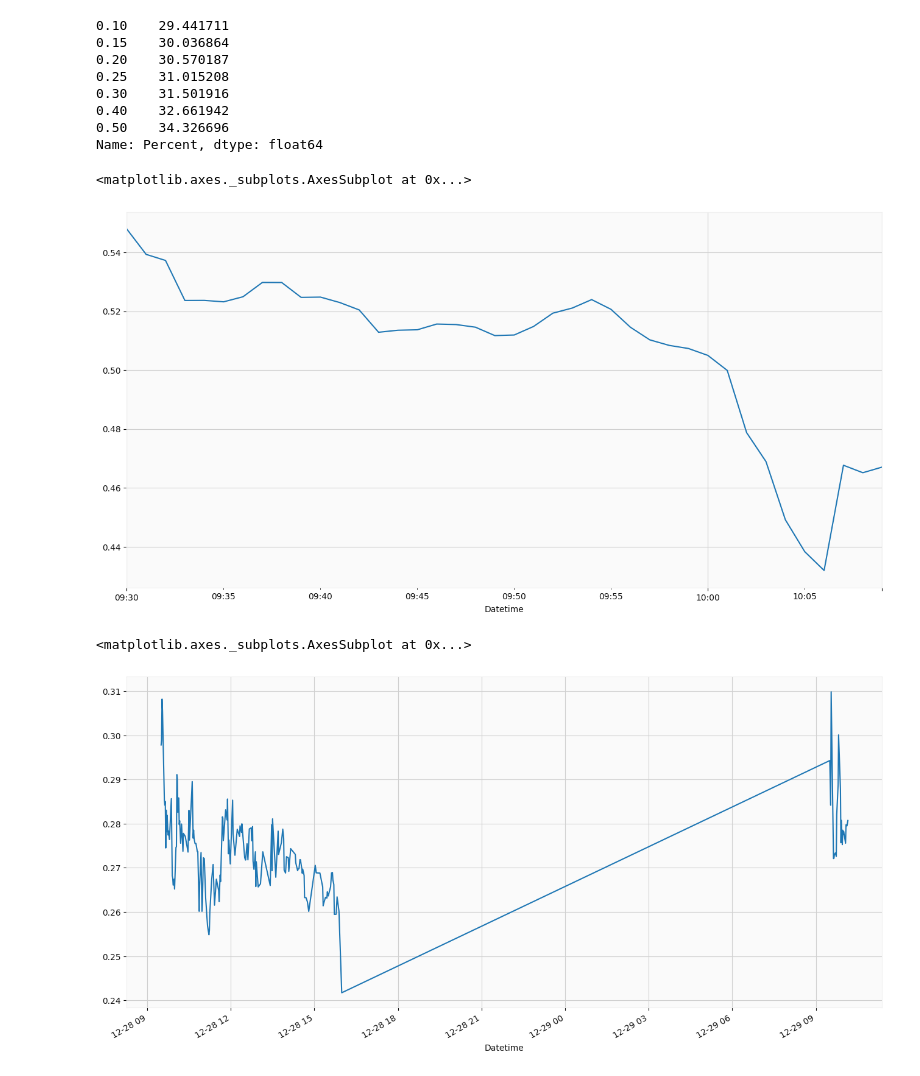
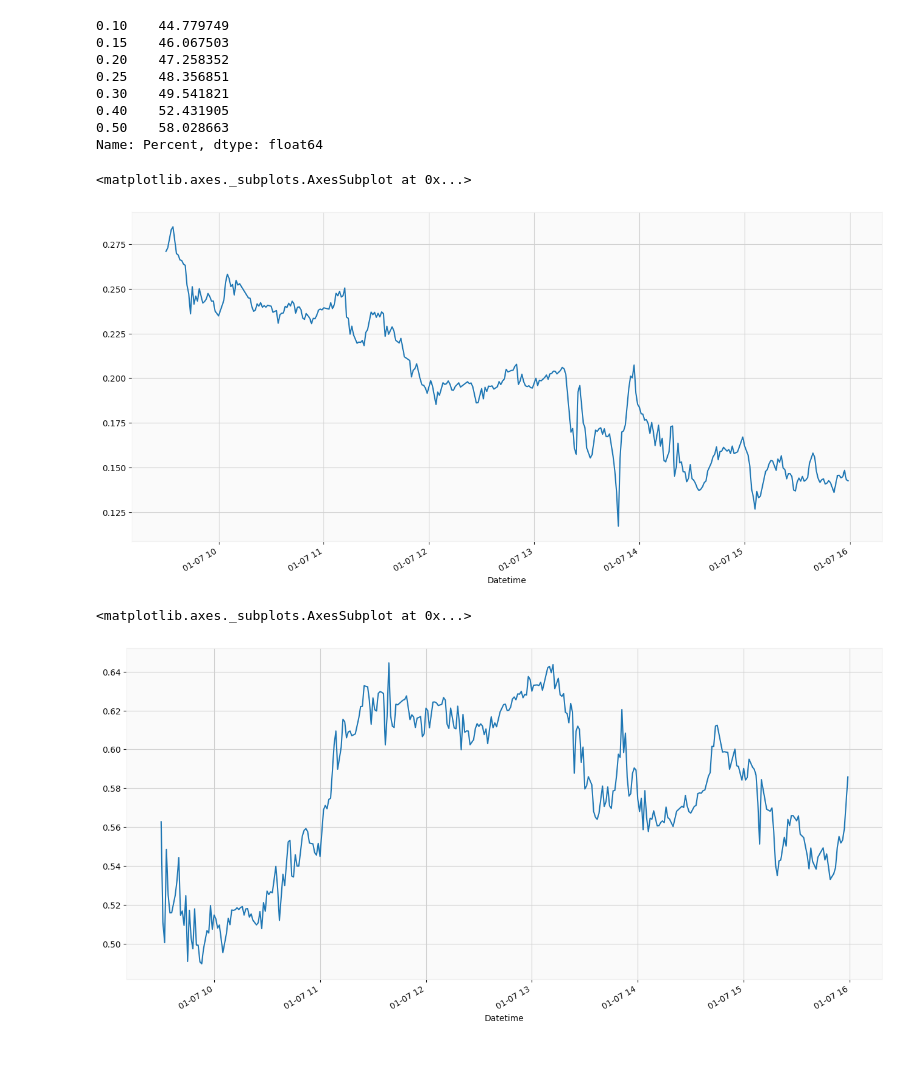
Before and after one commit to tyrchen/jupyter, a Jupyter notebook: cryptocurrency.ipynb, the cells around one changed output. Saved outputs shown, nothing was run; the diff lists cells and outputs as text; code cells hidden in the pictures.

```diff
--- a/cryptocurrency.ipynb
+++ b/cryptocurrency.ipynb
@@ -7,11 +7,11 @@ import matplotlib.pyplot as plt
 
 import mplfinance as mpf
 
-BTC_NAV=0.00095059
-ETH_NAV=0.01030231
-BCH_NAV=0.00932072
-ETC_NAV=0.89578108
-LTC_NAV=0.09320723
+BTC_NAV=0.00094976
+ETH_NAV=0.01029102
+BCH_NAV=0.00931243
+ETC_NAV=0.89482441
+LTC_NAV=0.09312427
 
 columns = ['Percent Cost', 'Percent SP', 'Percent', 'Close', 'Value']
 
@@ -26,7 +26,7 @@ def get_crypto_and_stock(crypto_ticker, stock_ticker, crypto_per_share, period='
     stock = get_ticker_history(stock_ticker, period=period, interval=interval)
 
     df = pd.DataFrame({'Value': crypto['Close'] * crypto_per_share})
-    df1 = pd.DataFrame({'Percent': (stock['Close'] - df['Value']) / stock['Close']})
+    df1 = pd.DataFrame({'Percent': (stock['Close'] - df['Value']) / df['Value']})
     df2 = stock.join([df, df1]).dropna()
 
     return (crypto[crypto.index >= df2.index[0]], df2)
@@ -78,7 +78,7 @@ def buy_at_25(df, df_sp500, cost=10000):
 
 def buy_strategy(df, percentiles=[0.1,0.25,0.3,0.4,0.5]):
     percents = df['Percent'].quantile(percentiles)
-    return pd.DataFrame({'Percent': percents, 'Price': df.iloc[-1]['Value'] / (1 - percents)})
+    return pd.DataFrame({'Percent': percents, 'Price': df.iloc[-1]['Value'] * (1 + percents)})
 
 def buy_if(df, crypto_price):
     pd.Series()
@@ -337,26 +343,26 @@ btc, gbtc = get_crypto_and_stock('BTC-USD', 'GBTC', BTC_NAV, period='5y')
 gbtc.iloc[-1]['Value'] / (1- gbtc['Percent'].quantile([0.1,0.15,0.2,0.25,0.3,0.4,0.5]))
 # np.roots([0, (1- .22), gbtc.iloc[-1]['Value']])
 # %% [output]
-0.10    29.441711
-0.15    30.036864
-0.20    30.570187
-0.25    31.015208
-0.30    31.501916
-0.40    32.661942
-0.50    34.326696
+0.10    44.779749
+0.15    46.067503
+0.20    47.258352
+0.25    48.356851
+0.30    49.541821
+0.40    52.431905
+0.50    58.028663
 Name: Percent, dtype: float64
 # %%
-eth, ethe = get_crypto_and_stock('ETH-USD', 'ETHE', ETH_NAV, period='1d', interval='1m')
+eth, ethe = get_crypto_and_stock('ETH-USD', 'ETHE', ETH_NAV, period='2d', interval='1m')
 ethe['Percent'].plot(figsize=(16,8))
 # %% [output]
 <matplotlib.axes._subplots.AxesSubplot at 0x...>
-[figure, old version]
+[figure, new version]
 # %%
 etc, etcg = get_crypto_and_stock('ETC-USD', 'ETCG', ETC_NAV, period='2d', interval='1m')
 etcg['Percent'].plot(figsize=(16,8))
 # %% [output]
 <matplotlib.axes._subplots.AxesSubplot at 0x...>
-[figure, old version]
+[figure, new version]
 # %%
 bch, bchg = get_crypto_and_stock('BCH-USD', 'BCHG', BCH_NAV, period='2d', interval='1m')
 bchg['Percent'].plot(figsize=(16,8))
```
Also changed, not shown: parts of 34 cells of this notebook, 5 other files.
